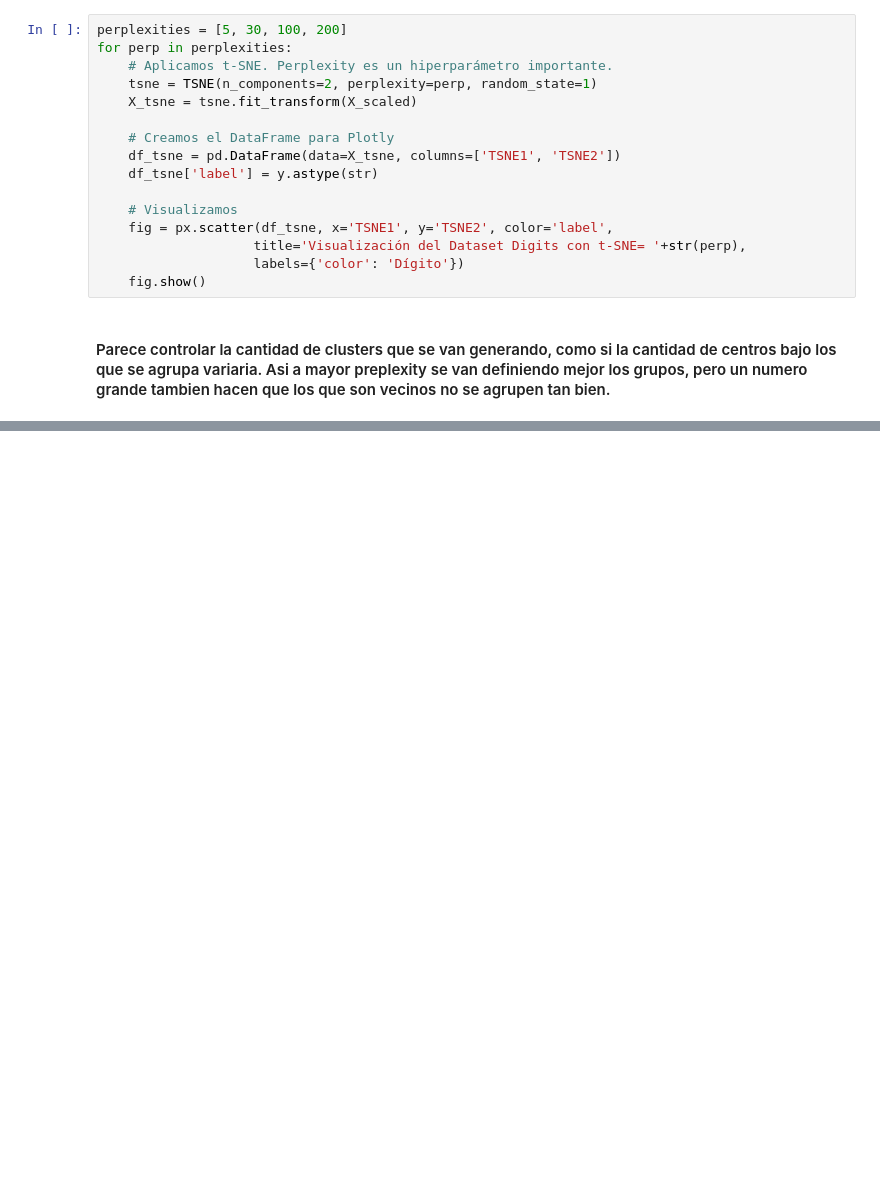
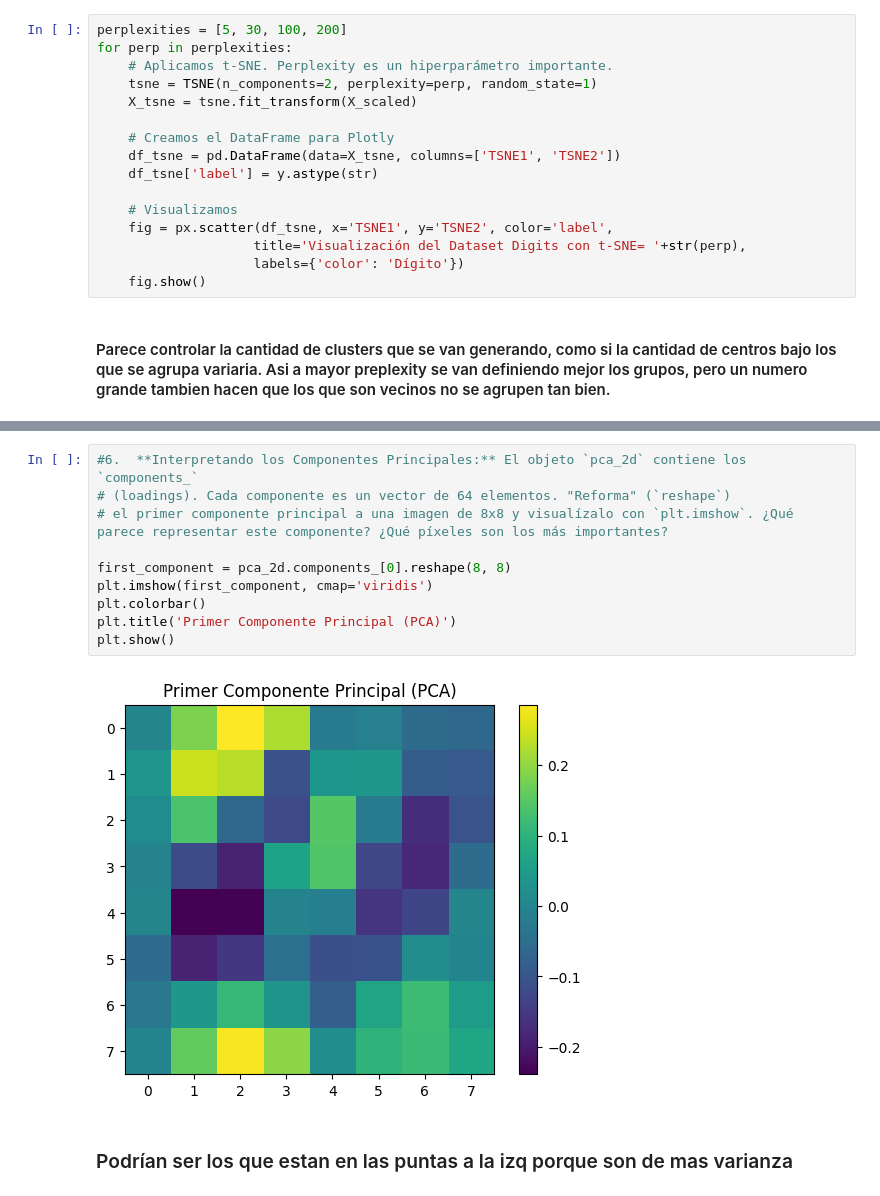
Before and after one commit to marcopadila/Aprendizaje1, a Jupyter notebook: clase09/notebook_09-carlos.ipynb, the cells around one changed output, grey strips where cells are left out. Drawn from its saved outputs; the diff is of its cells as text; blank space fills up the shorter version.

```diff
--- a/clase09/notebook_09-carlos.ipynb
+++ b/clase09/notebook_09-carlos.ipynb
@@ -249,0 +338,14 @@ for perp in perplexities:
+# %%
+#6.  **Interpretando los Componentes Principales:** El objeto `pca_2d` contiene los `components_`
+# (loadings). Cada componente es un vector de 64 elementos. "Reforma" (`reshape`)
+# el primer componente principal a una imagen de 8x8 y visualízalo con `plt.imshow`. ¿Qué parece representar este componente? ¿Qué píxeles son los más importantes?
+
+first_component = pca_2d.components_[0].reshape(8, 8)
+plt.imshow(first_component, cmap='viridis')
+plt.colorbar()
+plt.title('Primer Componente Principal (PCA)')
+plt.show()
+# %% [output]
+[figure, added]
+# %% [markdown]
+### Podrían ser los que estan en las puntas a la izq porque son de mas varianza
```
Also changed, not shown: parts of 13 cells of this notebook.
